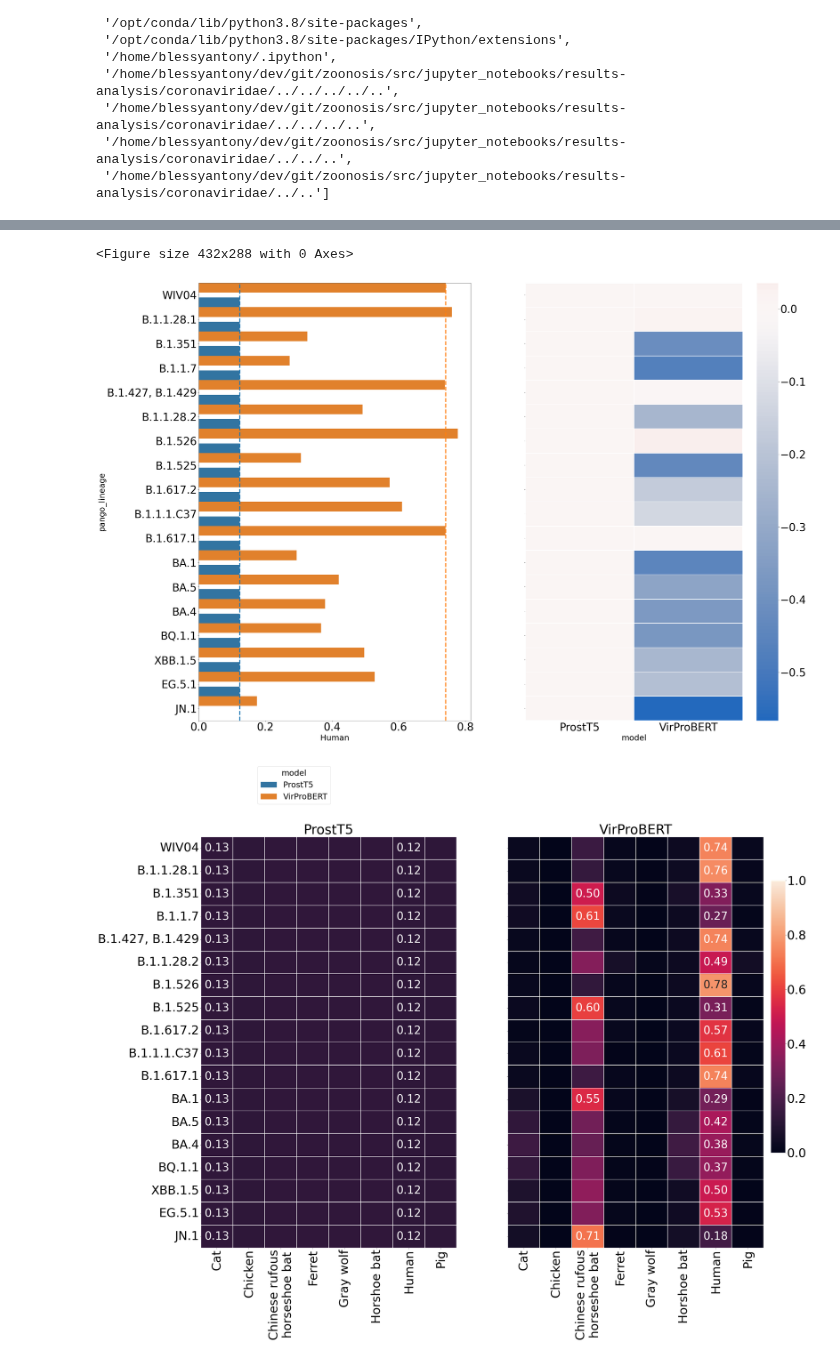
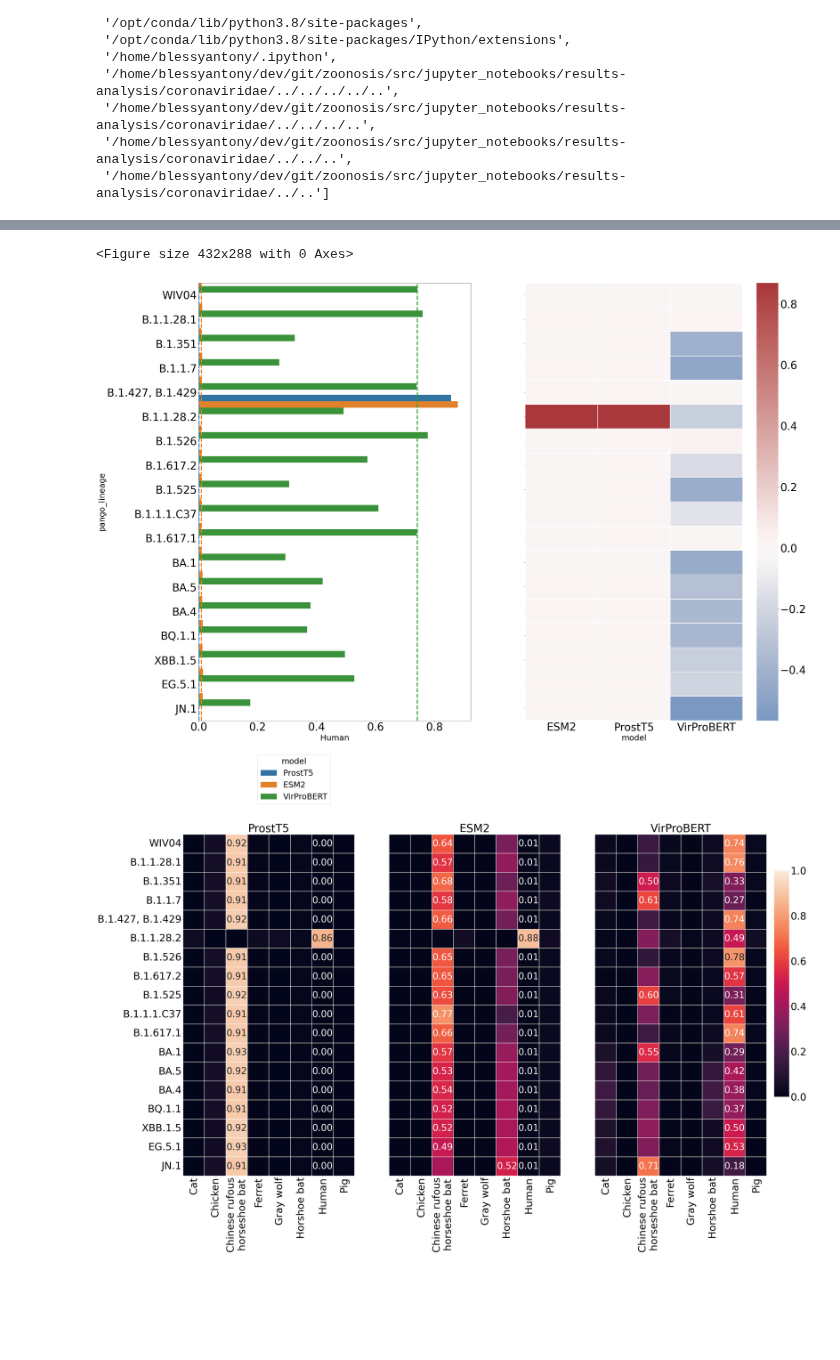
Before and after one commit to NSF-COMPASS-Center/HAVEN, a Jupyter notebook: src/jupyter_notebooks/results-analysis/coronaviridae/sarscov2_s_prot_variants_prediction_uniref90.ipynb, the cells around one changed output, grey strips where cells are left out. Drawn from its saved outputs; the diff is of its cells as text; code cells hidden in the pictures; blank space fills up the shorter version.

```diff
--- a/src/jupyter_notebooks/results-analysis/coronaviridae/sarscov2_s_prot_variants_prediction_uniref90.ipynb
+++ b/src/jupyter_notebooks/results-analysis/coronaviridae/sarscov2_s_prot_variants_prediction_uniref90.ipynb
@@ -45,7 +45,8 @@ file_paths = {
     # "msl128vs30cls_ae_bn_s64_UA": os.path.join(os.getcwd(), "..","..", "..", "..", "output/raw/coronaviridae_s_prot_variants/20240829/sars-cov-2/uniref90/cov-S-multi-transfer_learning_mlm_hybrid_attn_fnn_2l_lr1e-4/msl128ae_bn_vs30cls_s64/tl_tf_multi_sarscov2_variants_s.csv"),
     #"ProtienBert": os.path.join(os.getcwd(), "..","..", "..", "..", "output/raw/coronaviridae_s_prot_uniref90_embl_vertebrates_t0.01_c8/20240902/host_multi/proteinbert/uniref90_cov_s_prot_embl_hosts/sarscov2_variants_s_prediction_results_20240902_222847.csv"),
     #"ProstT5": os.path.join(os.getcwd(), "..","..", "..", "..", "output/raw/coronaviridae_s_prot_variants/20241118/sars-cov-2/uniref90/prostT5/prostT5_lr3e-4_tl_tf_multi_sarscov2_variants_s.csv"),
-    "ProstT5": os.path.join(os.getcwd(), "..","..", "..", "..", "output/raw/coronaviridae_s_prot_variants/20241119/sars-cov-2/uniref90/prostT5/prostT5_lr3e-4_tl_tf_multi_sarscov2_variants_s.csv"),
+    "ProstT5": os.path.join(os.getcwd(), "..","..", "..", "..", "output/raw/coronaviridae_s_prot_variants/20241120/sars-cov-2/uniref90/prostT5/prost5_lr3e-4_tl_tf_multi_sarscov2_variants_s.csv"),
+    "ESM2": os.path.join(os.getcwd(), "..","..", "..", "..", "output/raw/coronaviridae_s_prot_variants/20241120/sars-cov-2/uniref90/esm2/esm2_lr1e-4_tl_tf_multi_sarscov2_variants_s.csv"),
     #"ProtienBert-2048": os.path.join(os.getcwd(), "..","..", "..", "..", "output/raw/coronaviridae_s_prot_uniref90_embl_vertebrates_t0.01_c8/20240902/host_multi/proteinbert/uniref90_cov_s_prot_embl_hosts/sarscov2_variants_s_prediction_results_20240903_140317.csv"),
     #"VirProBert-msl1366": os.path.join(os.getcwd(), "..","..", "..", "..", "output/raw/coronaviridae_s_prot_variants/20240903/sars-cov-2/uniref90/cov-S-multi-transfer_learning_mlm_msl1366/tl_tf_multi_sarscov2_variants_s.csv"),
     #"Hybd-sl256s64_UA": os.path.join(os.getcwd(), "..","..", "..", "..", "output/raw/coronaviridae_s_prot_variants/20240829/sars-cov-2/uniref90/cov-S-multi-transfer_learning_mlm_hybrid_attn_fnn_2l_lr1e-4/msl256ae_bn_vs30_s64/tl_tf_multi_sarscov2_variants_s.csv"),
@@ -58,7 +59,7 @@ dfs = []
 for k, v in file_paths.items():
     df = pd.read_csv(v)
     df["model"] = k
-    if "ProstT5" not in k:
+    if "VirProBERT" in k:
         df["id"] = df["id"].str.extract(r"\['(.+)'\]")
     index_seq_pred = df[df["id"] == "WIV04"]["Human"].values[0]
     df["Human_pred_diff"] = df["Human"] - index_seq_pred
@@ -189,39 +191,39 @@ axs[1].set_ylabel("")
 plt.show()
 # %% [output]
 <Figure size 432x288 with 0 Axes>
-[figure, old version]
+[figure, new version]
 # %%
 def get_annotation_df(heatmap_df):
     annot_df = pd.DataFrame(0, index=heatmap_df.index, columns=heatmap_df.columns)
     annot_idx = heatmap_df.idxmax(axis=1).reset_index()
     for item in annot_idx.values:
         annot_df.loc[item[0], item[1]] = "{:,.2f}".format(heatmap_df.loc[item[0], item[1]])
         annot_df.loc[item[0], "Human"] = "{:,.2f}".format(heatmap_df.loc[item[0], "Human"])
 
     annot_df = annot_df.astype(str)
     annot_df[annot_df == "0"] = ""
 
     return annot_df
 
 plt.rcParams['xtick.labelsize'] = 48
 plt.rcParams['ytick.labelsize'] = 48
 plt.rcParams.update({'font.size': 44})
-fig, axs = plt.subplots(1, 2, figsize=(40, 30), sharex=False, sharey=True)
+fig, axs = plt.subplots(1, 3, figsize=(50, 30), sharex=False, sharey=True)
 
 cbar_ax = fig.add_axes([.91, .3, .02, .5])
 for i, model in enumerate(models):
     heatmap_df = df[df["model"] == model][["Cat", "Chicken", "Chinese rufous horseshoe bat", "Ferret", "Gray wolf", "Horshoe bat", "Human", "Pig", "pango_lineage"]].set_index("pango_lineage").reindex(index=order)
     heatmap_df.rename(columns={"Chinese rufous horseshoe bat": "Chinese rufous\nhorseshoe bat"}, inplace=True)
     get_annotation_df(heatmap_df)
     sns.heatmap(heatmap_df, ax=axs[i], linewidth=.1,
                 annot=get_annotation_df(heatmap_df), fmt="",
                 vmin=0, vmax=1,
                 cbar=i == 0,
                 cbar_ax=None if i != 0 else cbar_ax)
     axs[i].set_title(model)
     axs[i].set(xlabel="", ylabel="")
     #visualization_utils.wrap_ticklabels(axs[i], axis="x", label_width=10, break_long_words=False, rotation=90)
 plt.savefig(os.path.join(os.getcwd(), "..", "..", "..", "..", f"output/visualization/temp_new/sarscov2_variants_uniref90.pdf"), bbox_inches="tight")
 plt.show()
 # %% [output]
-[figure, old version]
+[figure, new version]
```
Also changed, not shown: parts of 5 cells of this notebook, 2 other files.
